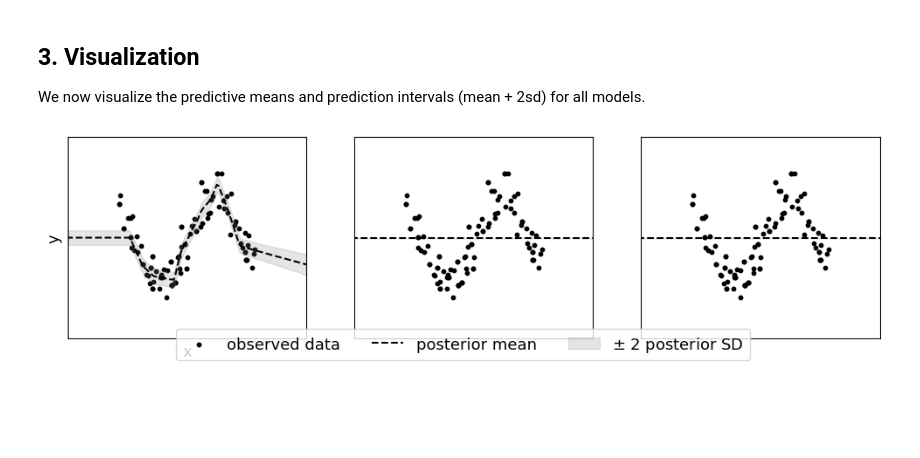
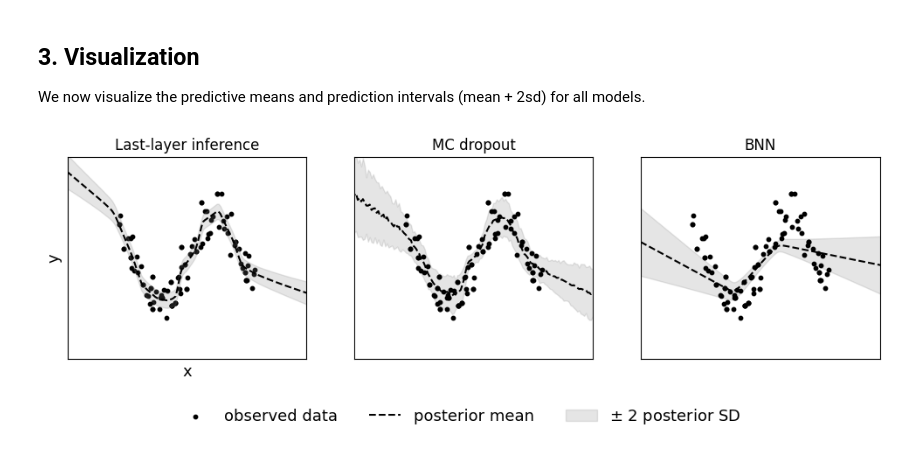
Before and after one commit to clarahoffmann/last-layer-inf, a Jupyter notebook: src/last_layer_inf/1d_regression.ipynb, the cells around one changed output. Saved outputs shown, nothing was run; the diff lists cells and outputs as text; code cells hidden in the pictures; blank space fills up the shorter version.

```diff
--- a/src/last_layer_inf/1d_regression.ipynb
+++ b/src/last_layer_inf/1d_regression.ipynb
@@ -64,6 +71,7 @@ We fit three different models:
 - **BNN**: full BNN trained with Bayes-by-Backprop and isotropic Gaussian priors on the weights.
 # %%
 # all models have 4 layers with 100, 100, 5 and 1 neuron(s), respectively.
-model_dims = [1, 100, 100, 5, 1]
+model_dims = [1, 100, 100, 100, 20, 1]
+num_epochs = 100
 # %% [markdown]
 ### 2.1 LLI
@@ -105,30 +185,59 @@ lli_pred_mu, lli_pred_sigma = get_post_pred_dens(model = lli_net, x_star = torch
+# %%
+# prediction coordinates:
+xs_pred_np = np.linspace(-10,10,200)
+xs_pred = torch.tensor(xs_pred_np).unsqueeze(-1).float()
+
+# predictions for:
+# LLI:
+lli_pred_mu, lli_pred_sigma = get_post_pred_dens(model = lli_net, x_star = xs_pred ,
+                              mu_N = mu_N, Sigma_N = Sigma_N, sigma_eps = sigma_0 )
+# MC dropout
+num_samples_mc_dropout = 100
+preds = []
+with torch.no_grad():
+    for _ in range(num_samples_mc_dropout):
+        preds.append(mc_net.forward(xs_pred))
+
+ys_samples_mc = torch.stack(preds)
+mc_pred_mu = torch.mean(ys_samples_mc, axis = 0).squeeze()
+mc_pred_sigma = torch.std(ys_samples_mc, axis = 0).squeeze()
+
+# BNN
+bnn.eval()
+with torch.no_grad():
+    preds = [bnn(xs_pred) for _ in range(100)]  # 100 MC samples
+    preds = torch.stack(preds)
+    bnn_pred_mu = preds.mean(dim=0).squeeze()
+    bnn_pred_std = preds.std(dim=0).squeeze()
 # %%
 TEXT_SIZE = 13
 ys_no_noise = np.array([f(x = x, noise = False, sigma_eps = sigma_eps) for x in xs])
 
 fig, axs = plt.subplots(1,3,figsize=(12, 3))
 
-for i, title, pred_mus, pred_sigmas in zip(range(3), ['LLI', 'MC dropout', 'BNN'],
-                                           [lli_pred_mu, lli_pred_mu*0, lli_pred_mu*0],
-                                           [lli_pred_sigma, lli_pred_sigma*0, lli_pred_sigma*0]):
+for i, title, pred_mus, pred_sigmas in zip(range(3), ['Last-layer inference', 'MC dropout', 'BNN'],
+                                           [lli_pred_mu, mc_pred_mu, bnn_pred_mu],
+                                           [lli_pred_sigma, mc_pred_sigma, bnn_pred_std]):
     if i == 0:
         axs[i].scatter(xs_train, ys_train, c = 'black', label = 'observed data', alpha = 1, s = 10)
         axs[i].plot(xs_pred_np, pred_mus, c = 'black', linestyle = 'dashed', label = 'posterior mean')
         axs[i].fill_between(xs_pred_np, pred_mus - 2*pred_sigmas,  pred_mus + 2*pred_sigmas, color = 'grey', label = r'$\pm$ 2 posterior SD', alpha = 0.2)
         axs[i].set_xlabel('x', size = TEXT_SIZE)
         axs[i].set_ylabel('y', size = TEXT_SIZE)
     else:
         axs[i].fill_between(xs_pred_np, pred_mus - 2*pred_sigmas,  pred_mus + 2*pred_sigmas, color = 'grey', alpha = 0.2)
         axs[i].plot(xs_pred_np, pred_mus, c = 'black', linestyle = 'dashed')
         axs[i].scatter(xs_train, ys_train, c = 'black', alpha = 1, s = 10)
 
+    axs[i].set_title(title)
     axs[i].set_xlim(-7,7)
     axs[i].set_ylim(-2.5, 2.5)
     axs[i].set_yticks([], [])
     axs[i].set_xticks([], [])
 
 
-fig.legend(ncols = 3, loc='lower center', fontsize = TEXT_SIZE)
-fig.savefig('1d_regression.pdf')
+fig.legend(ncols = 3, loc='lower center',
+           fontsize = TEXT_SIZE, bbox_to_anchor=(0.5, -0.2), frameon=False)
+fig.savefig('1d_regression.pdf', bbox_inches=None)
 # %% [output]
-[figure, old version]
+[figure, new version]
```
Also changed, not shown: parts of 7 cells of this notebook, 1 other file.
